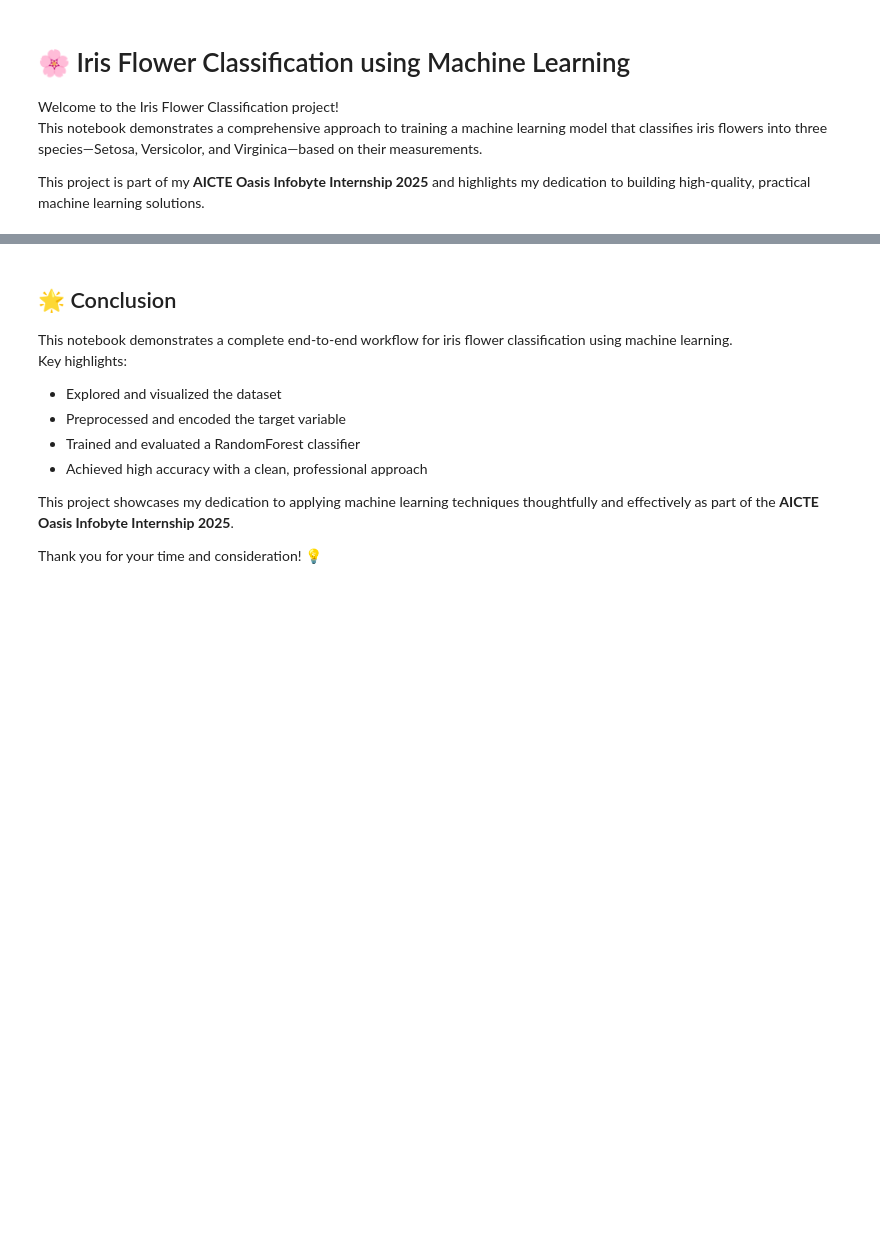
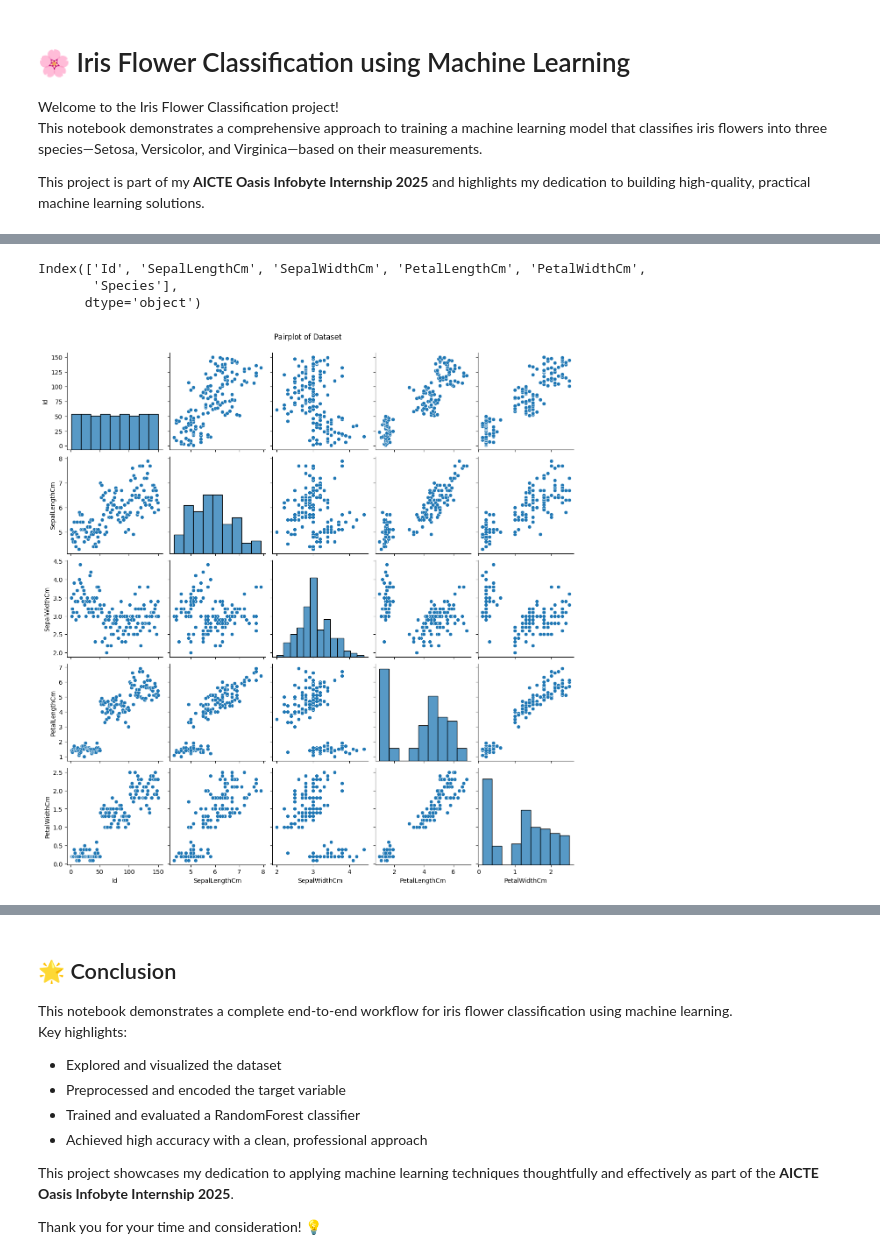
Before and after one commit to Rohit225PRO/-Iris-Flower-Classification-, a Jupyter notebook: Iris_Flower_Classification_AICTE_Oasis_Infobyte_Internship_2025.ipynb, the cells around one changed output, grey strips where cells are left out. Drawn from its saved outputs; the diff is of its cells as text; code cells hidden in the pictures; blank space fills up the shorter version.

```diff
--- a/Iris_Flower_Classification_AICTE_Oasis_Infobyte_Internship_2025.ipynb
+++ b/Iris_Flower_Classification_AICTE_Oasis_Infobyte_Internship_2025.ipynb
@@ -20,6 +20,6 @@ from sklearn.metrics import accuracy_score, classification_report, confusion_mat
 # %%
 
 # 📥 Load the Dataset
-df = pd.read_csv("iris.csv")
+df = pd.read_csv("Iris.csv")
 print("First 5 rows of the dataset:")
 df.head()
@@ -38,3 +73,17 @@ print(df.isnull().sum())
+# %%
+print(df.columns)  # Check column names
+
+# Then use the correct hue column:
+# sns.pairplot(df, hue='target')  # Example if it's named 'target'
+# OR
+sns.pairplot(df)  # If no hue column
+plt.suptitle('Pairplot of Dataset', y=1.02)
+plt.show()
+# %% [output]
+Index(['Id', 'SepalLengthCm', 'SepalWidthCm', 'PetalLengthCm', 'PetalWidthCm',
+       'Species'],
+      dtype='object')
+[figure, added]
 # %%
 
 # 📊 Data Visualization
```
Also changed, not shown: parts of 10 cells of this notebook, 1 other file.
